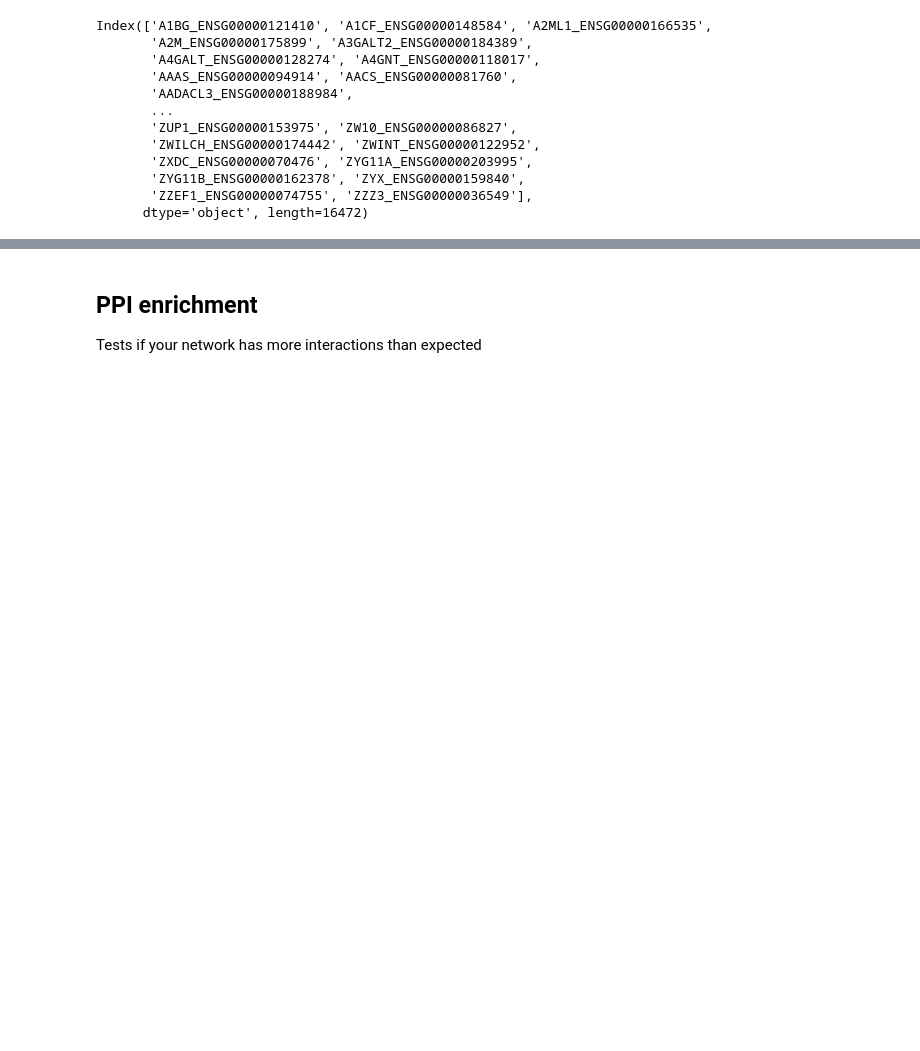
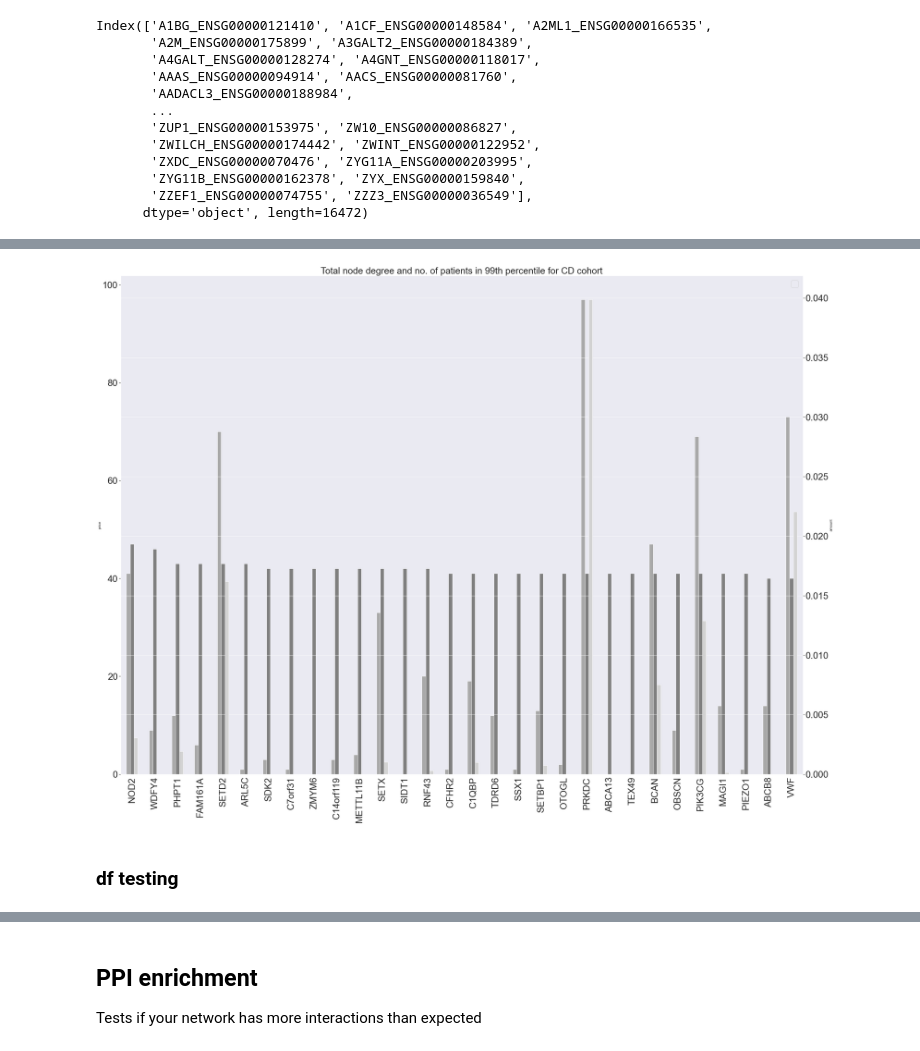
Before and after one commit to TomDoyleee/GenePy_Network_Integration, a Jupyter notebook: Results.ipynb, the cells around one changed output, grey strips where cells are left out. Saved outputs shown, nothing was run; the diff lists cells and outputs as text; code cells hidden in the pictures; blank space fills up the shorter version.

```diff
--- a/Results.ipynb
+++ b/Results.ipynb
@@ -368,0 +377,10 @@ Index(['A1BG_ENSG00000121410', 'A1CF_ENSG00000148584', 'A2ML1_ENSG00000166535',
+# %%
+def betweeness_centrality(graph_list):
+    df_betweeness_central = pd.DataFrame(dtype='float64')
+    for graph in graph_list:
+        BC_Series = pd.Series(nx.betweenness_centrality(graph),
+                           name=graph.name)
+        df_betweeness_central = pd.concat([df_betweeness_central, BC_Series],
+                                          axis=1)
+    df_betweeness_central = df_betweeness_central.fillna(0).T
+    return df_betweeness_central
@@ -368,0 +443,32 @@ Index(['A1BG_ENSG00000121410', 'A1CF_ENSG00000148584', 'A2ML1_ENSG00000166535',
+# %%
+## for highest pations
+def create_degree_barplot_patients(multigraph, dataset, graph_list):
+    from get_network_analysis import get_total_degree_from_multigraph
+    bin_95_sum_topND = dataset.sum().sort_values(ascending=False).head(30)
+    MG_95_ND_top = get_total_degree_from_multigraph(multigraph)[bin_95_sum_topND.index]
+    GL_95_BC = betweeness_centrality(CD_95_GL)[bin_95_sum_topND.index].sum().T
+
+    df = pd.concat([MG_95_ND_top, bin_95_sum_topND, GL_95_BC], axis=1)
+    df.columns = ["Node_degree", "Patients", "Betweeness_Centrality"]
+
+    sns.set(rc = {'figure.figsize':(40,30)})
+
+
+    #title('Top Scoring Genes in CD Cohort AFTER normalised and weighted by LOEUF. NOD2 Added for reference.')
+    ax = df.plot(kind='bar',fontsize=30, color=['darkgrey','gray', 'lightgrey'],secondary_y='Betweeness_Centrality')
+
+    lines = ax.get_lines() + ax.right_ax.get_lines()
+    ax.legend(lines, [l.get_label() for l in lines], prop={'size': 30})
+    ax1, ax2 = plt.gcf().get_axes() # gets the current figure and then the axes
+
+    ax1.set_ylabel('price')
+
+    ax2.set_ylabel('amount')
+    ax.set_title('Total node degree and no. of patients in 99th percentile for CD cohort', size=30)
+    # ax.figure.savefig('TopCD_ND_Bar_99.png')
+# %%
+create_degree_barplot_patients(CD_95_MG, CD_bin_95, CD_95_GL)
+# %% [output]
+[figure, added]
+# %% [markdown]
+### df testing
```
Also changed, not shown: parts of 28 cells of this notebook.
